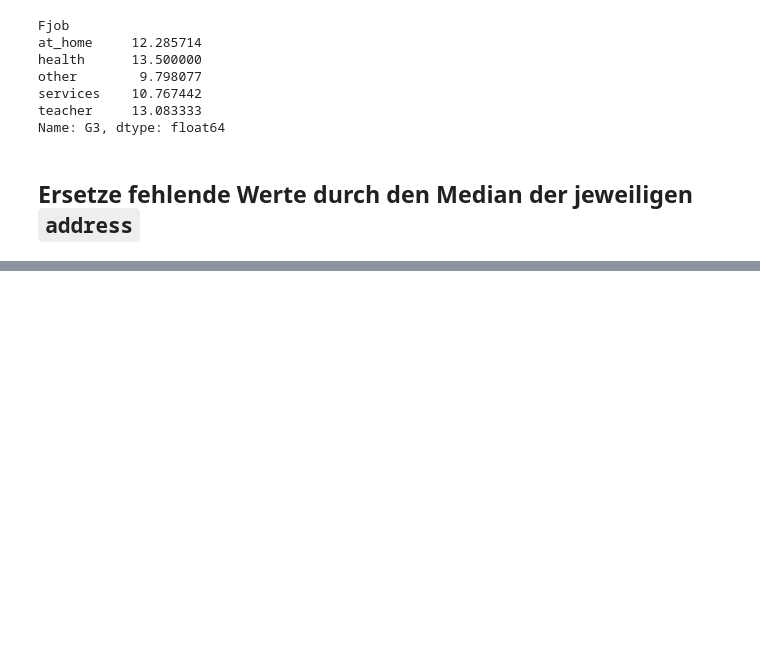
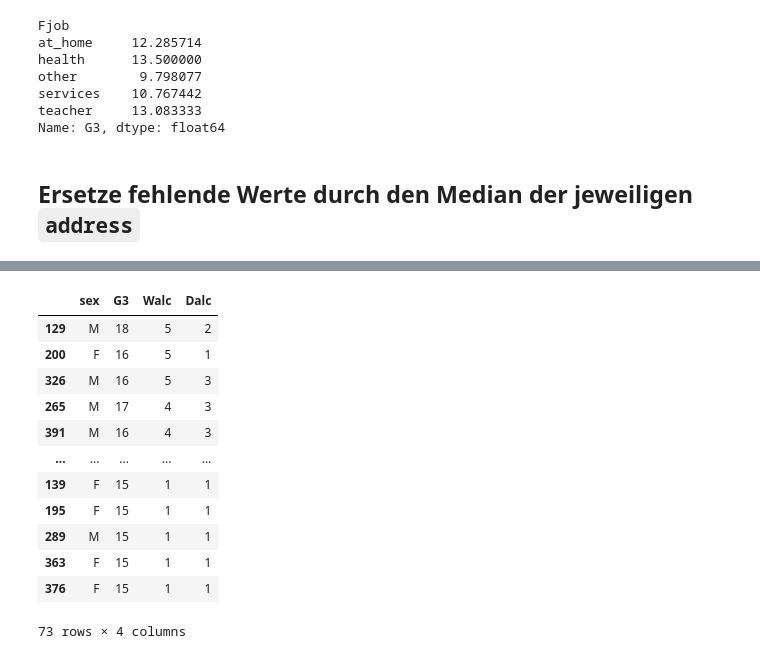
Before and after one commit to HTL-Stuff/Java5Klasse, a Jupyter notebook: DSML/StudentMath/students-math.ipynb, the cells around one changed output, grey strips where cells are left out. Saved outputs shown, nothing was run; the diff lists cells and outputs as text; code cells hidden in the pictures; blank space fills up the shorter version.

```diff
--- a/DSML/StudentMath/students-math.ipynb
+++ b/DSML/StudentMath/students-math.ipynb
@@ -160,0 +164,16 @@ Name: G3, dtype: float64
+# %%
+df[['sex', 'G3', 'Walc', 'Dalc']].query("G3 >= 15").sort_values(["Walc", "G3"], ascending=False)
+# %% [output]
+|  | sex | G3 | Walc | Dalc |
+| 129 | M | 18 | 5 | 2 |
+| 200 | F | 16 | 5 | 1 |
+| 326 | M | 16 | 5 | 3 |
+| 265 | M | 17 | 4 | 3 |
+| 391 | M | 16 | 4 | 3 |
+| ... | ... | ... | ... | ... |
+| 139 | F | 15 | 1 | 1 |
+| 195 | F | 15 | 1 | 1 |
+| 289 | M | 15 | 1 | 1 |
+| 363 | F | 15 | 1 | 1 |
+| 376 | F | 15 | 1 | 1 |
+73 rows × 4 columns
```
Also changed, not shown: parts of 9 cells of this notebook.
